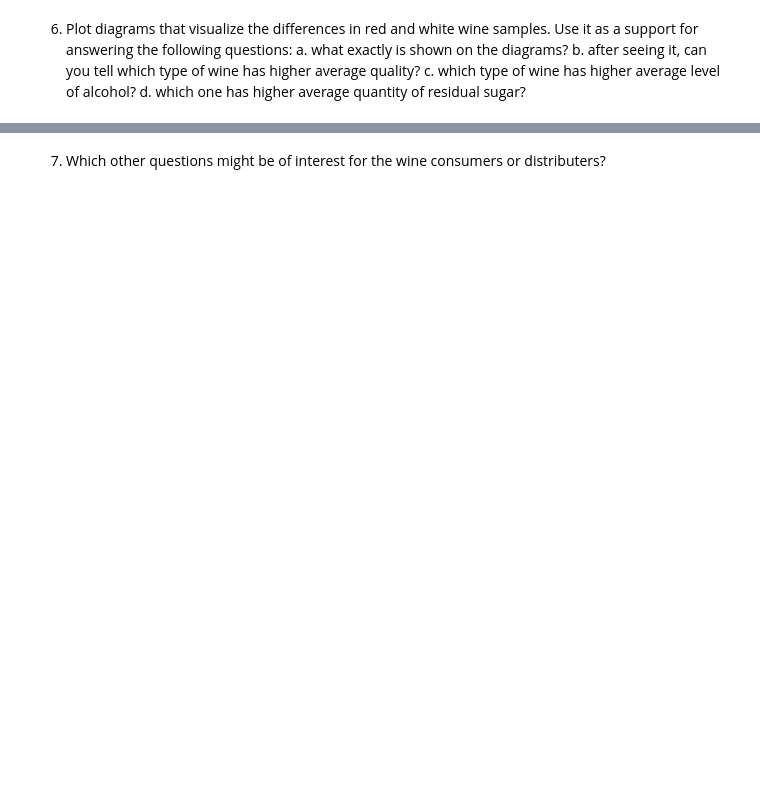
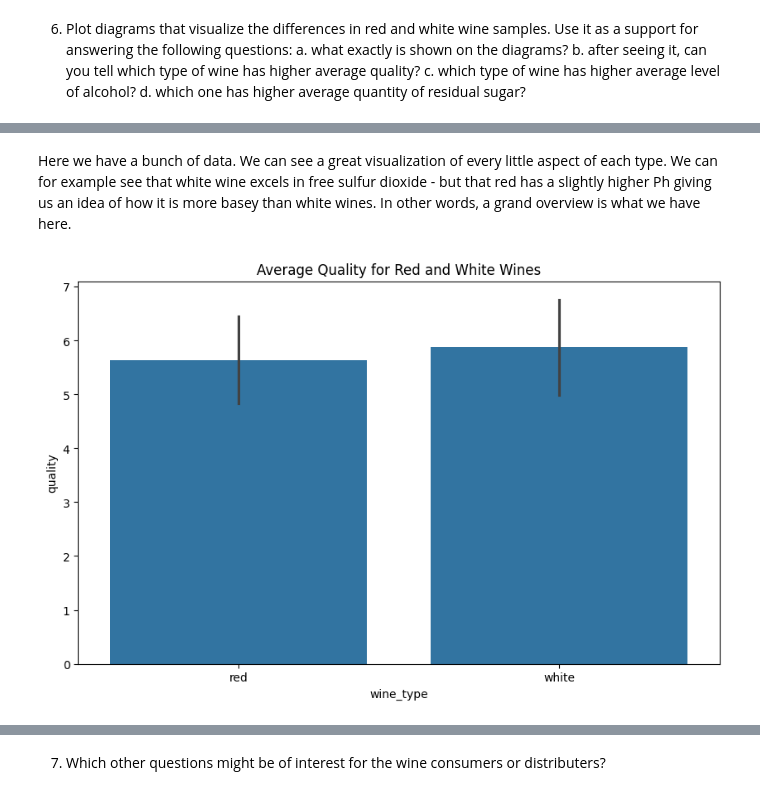
Before and after one commit to Peter537/Dat4-BI-MP2, a Jupyter notebook: winequality.ipynb, the cells around one changed output, grey strips where cells are left out. Saved outputs shown, nothing was run; the diff lists cells and outputs as text; code cells hidden in the pictures; blank space fills up the shorter version.

```diff
--- a/winequality.ipynb
+++ b/winequality.ipynb
@@ -125,0 +168,9 @@ d. which one has higher average quantity of residual sugar?
+# %% [markdown]
+Here we have a bunch of data. We can see a great visualization of every little aspect of each type. We can for example see that white wine excels in free sulfur dioxide - but that red has a slightly higher Ph giving us an idea of how it is more basey than white wines. In other words, a grand overview is what we have here.
+# %%
+plt.figure(figsize=(10, 6))
+sns.barplot(x='wine_type', y='quality', data=combined_df, errorbar='sd', order=['red', 'white'])
+plt.title('Average Quality for Red and White Wines')
+plt.show()
+# %% [output]
+[figure, added]
```
Also changed, not shown: parts of 21 cells of this notebook.
